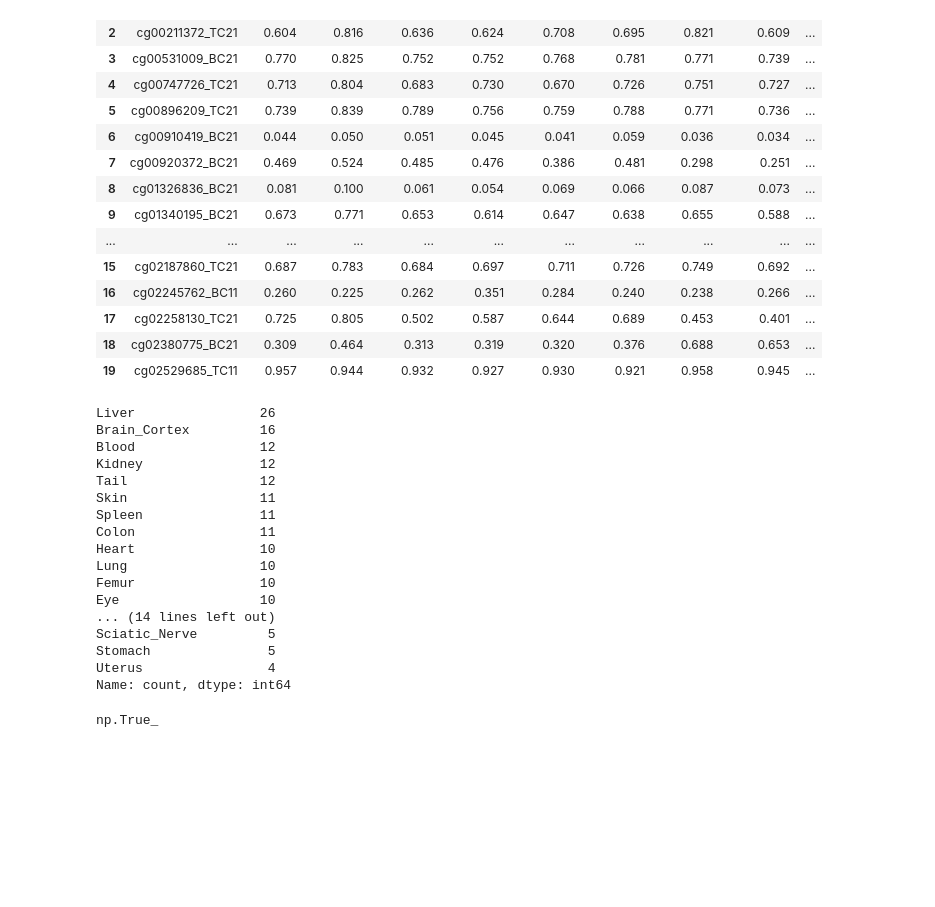
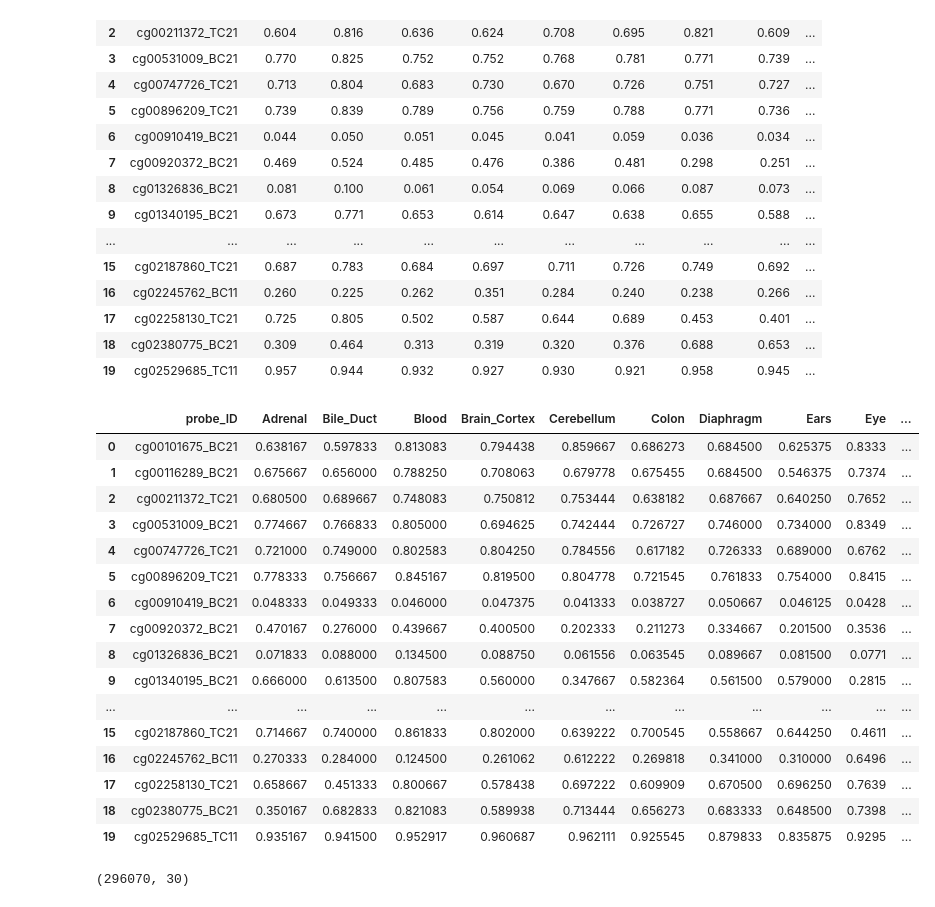
Before and after one commit to jullid/mouse-DNA-project, a Jupyter notebook: notebooks/difference.ipynb, the cells around one changed output. Cells and saved outputs as stored; diff of their text form; code cells hidden in the pictures; blank space fills up the shorter version.

```diff
--- a/notebooks/test.ipynb
+++ b/notebooks/difference.ipynb
@@ -39,29 +43,47 @@ True
 | 17 | cg02258130_TC21 | 0.725 | 0.805 | 0.502 | 0.587 | 0.644 | 0.689 | 0.453 | 0.401 | ... |
 | 18 | cg02380775_BC21 | 0.309 | 0.464 | 0.313 | 0.319 | 0.320 | 0.376 | 0.688 | 0.653 | ... |
 | 19 | cg02529685_TC11 | 0.957 | 0.944 | 0.932 | 0.927 | 0.930 | 0.921 | 0.958 | 0.945 | ... |
-# %%
-# Count of many of each cell type in the dataframe (columns)
-
-cell_type_counts = df.columns[1:].str.split(".", n=1).str[0].value_counts()
-print(cell_type_counts)
-
-cell_type_counts.sum() == (df.shape[1] - 1)
-# %% [output]
-Liver                26
-Brain_Cortex         16
-Blood                12
-Kidney               12
-Tail                 12
-Skin                 11
-Spleen               11
-Colon                11
-Heart                10
-Lung                 10
-Femur                10
-Eye                  10
-... (14 lines left out)
-Sciatic_Nerve         5
-Stomach               5
-Uterus                4
-Name: count, dtype: int64
-np.True_
+# %%
+# Collapse cell type columns into one averaged column per cell type, resulting in 29 averaged cell types/columns
+
+probe_ids = df["probe_ID"]
+df_drop_ID = df.drop(columns="probe_ID")
+
+df_drop_ID.shape
+
+# remove suffix .1 .2 etc. added by pandas
+cell_type_labels = df_drop_ID.columns.str.split(".", n=1).str[0]
+
+# collapse replicates
+df_celltype = df_drop_ID.groupby(cell_type_labels, axis=1).mean()
+
+df_celltype.shape
+
+
+# Reattach probe_ID
+df_celltype.insert(0, "probe_ID", probe_ids)
+
+with pd.option_context("display.max_columns", None,
+                       "display.width", None):
+        display(df_celltype.head(20))
+
+df_celltype.shape
+# %% [output]
+|  | probe_ID | Adrenal | Bile_Duct | Blood | Brain_Cortex | Cerebellum | Colon | Diaphragm | Ears | Eye | ... |
+| 0 | cg00101675_BC21 | 0.638167 | 0.597833 | 0.813083 | 0.794438 | 0.859667 | 0.686273 | 0.684500 | 0.625375 | 0.8333 | ... |
+| 1 | cg00116289_BC21 | 0.675667 | 0.656000 | 0.788250 | 0.708063 | 0.679778 | 0.675455 | 0.684500 | 0.546375 | 0.7374 | ... |
+| 2 | cg00211372_TC21 | 0.680500 | 0.689667 | 0.748083 | 0.750812 | 0.753444 | 0.638182 | 0.687667 | 0.640250 | 0.7652 | ... |
+| 3 | cg00531009_BC21 | 0.774667 | 0.766833 | 0.805000 | 0.694625 | 0.742444 | 0.726727 | 0.746000 | 0.734000 | 0.8349 | ... |
+| 4 | cg00747726_TC21 | 0.721000 | 0.749000 | 0.802583 | 0.804250 | 0.784556 | 0.617182 | 0.726333 | 0.689000 | 0.6762 | ... |
+| 5 | cg00896209_TC21 | 0.778333 | 0.756667 | 0.845167 | 0.819500 | 0.804778 | 0.721545 | 0.761833 | 0.754000 | 0.8415 | ... |
+| 6 | cg00910419_BC21 | 0.048333 | 0.049333 | 0.046000 | 0.047375 | 0.041333 | 0.038727 | 0.050667 | 0.046125 | 0.0428 | ... |
+| 7 | cg00920372_BC21 | 0.470167 | 0.276000 | 0.439667 | 0.400500 | 0.202333 | 0.211273 | 0.334667 | 0.201500 | 0.3536 | ... |
+| 8 | cg01326836_BC21 | 0.071833 | 0.088000 | 0.134500 | 0.088750 | 0.061556 | 0.063545 | 0.089667 | 0.081500 | 0.0771 | ... |
+| 9 | cg01340195_BC21 | 0.666000 | 0.613500 | 0.807583 | 0.560000 | 0.347667 | 0.582364 | 0.561500 | 0.579000 | 0.2815 | ... |
+| ... | ... | ... | ... | ... | ... | ... | ... | ... | ... | ... | ... |
+| 15 | cg02187860_TC21 | 0.714667 | 0.740000 | 0.861833 | 0.802000 | 0.639222 | 0.700545 | 0.558667 | 0.644250 | 0.4611 | ... |
+| 16 | cg02245762_BC11 | 0.270333 | 0.284000 | 0.124500 | 0.261062 | 0.612222 | 0.269818 | 0.341000 | 0.310000 | 0.6496 | ... |
+| 17 | cg02258130_TC21 | 0.658667 | 0.451333 | 0.800667 | 0.578438 | 0.697222 | 0.609909 | 0.670500 | 0.696250 | 0.7639 | ... |
+| 18 | cg02380775_BC21 | 0.350167 | 0.682833 | 0.821083 | 0.589938 | 0.713444 | 0.656273 | 0.683333 | 0.648500 | 0.7398 | ... |
+| 19 | cg02529685_TC11 | 0.935167 | 0.941500 | 0.952917 | 0.960687 | 0.962111 | 0.925545 | 0.879833 | 0.835875 | 0.9295 | ... |
+(296070, 30)
```
Also changed, not shown: parts of 3 cells of this notebook, 2 other files.
